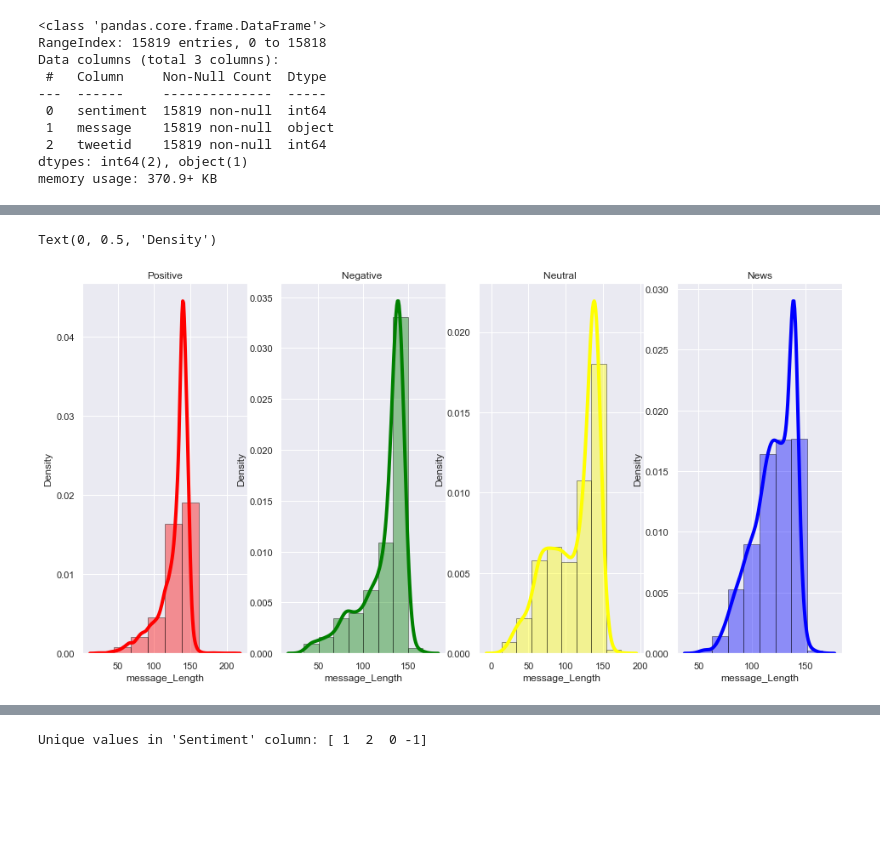
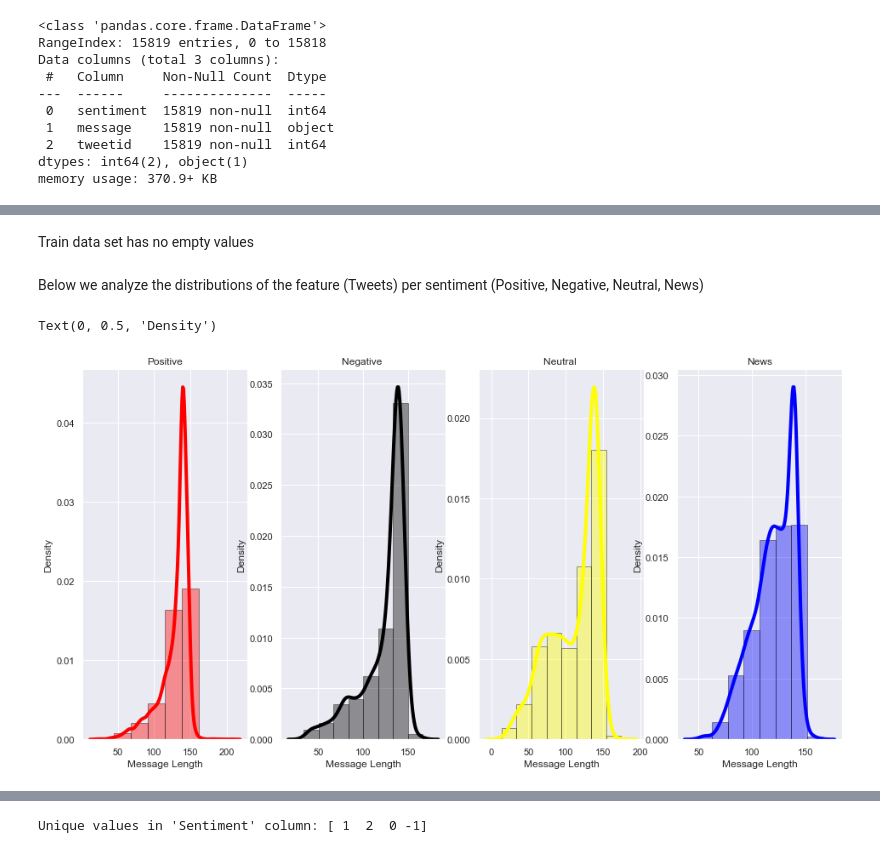
Before and after one commit to TEAM-CW3/climate-change-belief-analysis-2022, a Jupyter notebook: climate-change-belief-analysis-notebook.ipynb, the cells around one changed output, grey strips where cells are left out. Saved outputs shown, nothing was run; the diff lists cells and outputs as text; code cells hidden in the pictures; blank space fills up the shorter version.

```diff
--- a/climate-change-belief-analysis-notebook.ipynb
+++ b/climate-change-belief-analysis-notebook.ipynb
@@ -176,46 +257,50 @@ dtype: float64
+# %% [markdown]
+Train data set has no empty values
+# %% [markdown]
+Below we analyze the distributions of the feature (Tweets) per sentiment (Positive, Negative, Neutral, News)
 # %%
-# Distribution plots for the label
+# distribution plots for sentiment
 fig,(ax1,ax2,ax3,ax4) = plt.subplots(1,4,figsize=(16,8))
 
-#For Positive
+# positive
 sns.distplot(df_train_copy[df_train_copy['sentiment']==1]['message'].str.len(), hist=True, kde=True,
              bins=int(200/25), color = 'red',
              ax = ax1,
              hist_kws={'edgecolor':'black'},
-             kde_kws={'linewidth': 4})
-ax1.set_title('Positive')
-ax1.set_xlabel('message_Length')
-ax1.set_ylabel('Density')
+             kde_kws={'linewidth': 4}) # set line graph pixels
+ax1.set_title('Positive') # set graph title
+ax1.set_xlabel('Message Length') # label the x-axis
+ax1.set_ylabel('Density') # label the y-axis
 
-#For Negative
+# negative
 sns.distplot(df_train_copy[df_train_copy['sentiment']==-1]['message'].str.len(), hist=True, kde=True,
-             bins=int(200/25), color = 'green',
+             bins=int(200/25), color = 'black',
              ax = ax2,
              hist_kws={'edgecolor':'black'},
-             kde_kws={'linewidth': 4})
-ax2.set_title('Negative ')
-ax2.set_xlabel('message_Length')
-ax2.set_ylabel('Density')
+             kde_kws={'linewidth': 4}) # set line graph pixels
+ax2.set_title('Negative ') # set graph title
+ax2.set_xlabel('Message Length') # label the x-axis
+ax2.set_ylabel('Density') # label the y-axis
 
-#For Neutral
+# neutral
 sns.distplot(df_train_copy[df_train_copy['sentiment']==0]['message'].str.len(), hist=True, kde=True,
              bins=int(200/25), color = 'yellow',
              ax = ax3,
              hist_kws={'edgecolor':'black'},
-             kde_kws={'linewidth': 4})
-ax3.set_title('Neutral ')
-ax3.set_xlabel('message_Length')
-ax3.set_ylabel('Density')
+             kde_kws={'linewidth': 4}) # set line graph pixels
+ax3.set_title('Neutral ') # set graph title
+ax3.set_xlabel('Message Length') # label the x-axis
+ax3.set_ylabel('Density') # label the y-axis
 
-#For Neews
+# news
 sns.distplot(df_train_copy[df_train_copy['sentiment']==2]['message'].str.len(), hist=True, kde=True,
              bins=int(200/25), color = 'blue',
              ax = ax4,
              hist_kws={'edgecolor':'black'},
-             kde_kws={'linewidth': 4})
-ax4.set_title('News')
-ax4.set_xlabel('message_Length')
-ax4.set_ylabel('Density')
+             kde_kws={'linewidth': 4}) # set line graph pixels
+ax4.set_title('News') # set graph title
+ax4.set_xlabel('Message Length') # label the x-axis
+ax4.set_ylabel('Density')  # label the y-axis
 # %% [output]
 Text(0, 0.5, 'Density')
-[figure, old version]
+[figure, new version]
```
Also changed, not shown: parts of 67 cells of this notebook.
